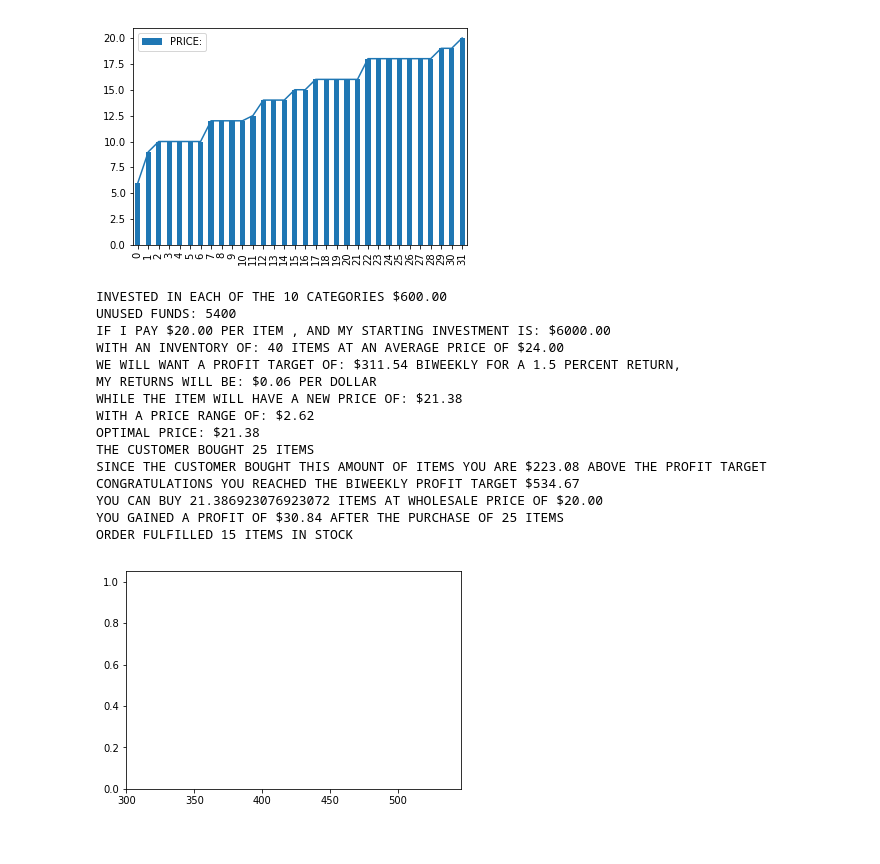
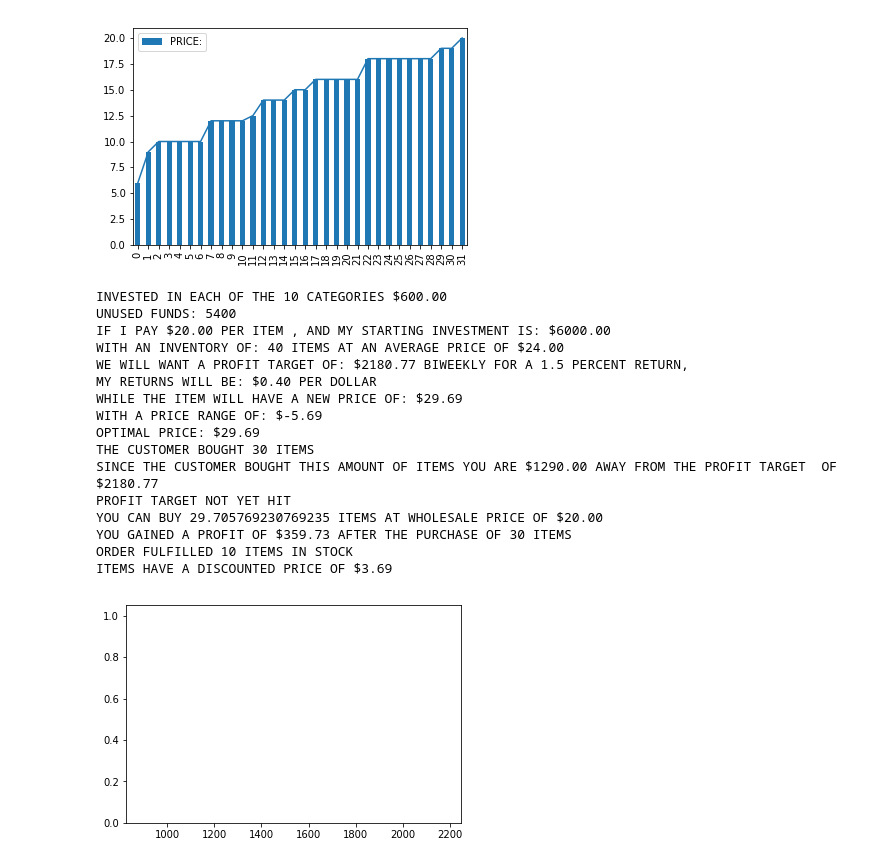
Before and after one commit to gamma-ai/shopify_AI, a Jupyter notebook: shopifai_agent.ipynb, the cells around one changed output. Saved outputs shown, nothing was run; the diff lists cells and outputs as text; code cells hidden in the pictures.

```diff
--- a/shopifai_agent.ipynb
+++ b/shopifai_agent.ipynb
@@ -174,7 +174,7 @@ def optimize_price(initial_investment,per_category_investment,inventory,i_pay,me
     current_spend = inital_investment  - per_category_investment
     print('UNUSED FUNDS: {}'.format(current_spend))
 
-    profit_target = (current_spend *1.5)/26 #biweekly
+    profit_target = (current_spend *10.5)/26 #biweekly .....___--rajfdlka(current_spend*1.5)
     returns = profit_target/current_spend
     new_price = mean*returns+i_pay
     price_range = mean-new_price
@@ -200,43 +200,46 @@ def optimize_price(initial_investment,per_category_investment,inventory,i_pay,me
         if amount_in_stock == 0:
             print('CANNOT FULFILL ORDER , OUT OF STOCK BY {} AMOUNT'.format(amount_in_stock))
         if amount_in_stock == back_order:
             print('CANNOT ORDER THE COMPANY HAS BACK-ORDERS OF {} ITEMS IN STOCK FOR THIS ITEM'.format(back_order))
         else:
             print('ORDER FULFILLED {} ITEMS IN STOCK'.format(amount_in_stock))
         plt.hist(profit_target)
 #     plt.scatter(customer_buys,optimal_price,price_range,new_price)
         plt.hist(customer_buys)
     elif customer_buys <= profit_target:
         print('THE CUSTOMER BOUGHT {} ITEMS'.format(cus_buys))
         print('SINCE THE CUSTOMER BOUGHT THIS AMOUNT OF ITEMS YOU ARE ${:.2f} AWAY FROM THE PROFIT TARGET  OF ${:.2f}'.format(profit_target-customer_buys,profit_target))
         print('PROFIT TARGET NOT YET HIT')
         can_buy =(customer_buys +returns)/cus_buys
         print('YOU CAN BUY {} ITEMS AT WHOLESALE PRICE OF ${:.2f}'.format(can_buy,i_pay))
         print('YOU GAINED A PROFIT OF ${:.2f} AFTER THE PURCHASE OF {} ITEMS'.format(customer_buys*returns,cus_buys))
         if amount_in_stock == 0:
             print('CANNOT FULFILL ORDER , OUT OF STOCK BY {} AMOUNT'.format(amount_in_stock))
         else:
             print('ORDER FULFILLED {} ITEMS IN STOCK'.format(amount_in_stock))
+        if amount_in_stock <=10:
+            print('ITEMS HAVE A DISCOUNTED PRICE OF ${:.2f}'.format(-price_range-2))
         plt.hist(profit_target)
 #     plt.scatter(customer_buys,optimal_price,price_range,new_price)
         plt.hist(customer_buys)
 
     return #i_pay,mean,current_spend,profit_target,returns,new_price
-optimize_price(6000,600,40,20,24,25)
+optimize_price(6000,600,40,20,24,30)
 # %% [output]
 INVESTED IN EACH OF THE 10 CATEGORIES $600.00
 UNUSED FUNDS: 5400
 IF I PAY $20.00 PER ITEM , AND MY STARTING INVESTMENT IS: $6000.00
 WITH AN INVENTORY OF: 40 ITEMS AT AN AVERAGE PRICE OF $24.00
-WE WILL WANT A PROFIT TARGET OF: $311.54 BIWEEKLY FOR A 1.5 PERCENT RETURN,
-MY RETURNS WILL BE: $0.06 PER DOLLAR
-WHILE THE ITEM WILL HAVE A NEW PRICE OF: $21.38
-WITH A PRICE RANGE OF: $2.62
-OPTIMAL PRICE: $21.38
-THE CUSTOMER BOUGHT 25 ITEMS
-SINCE THE CUSTOMER BOUGHT THIS AMOUNT OF ITEMS YOU ARE $223.08 ABOVE THE PROFIT TARGET
-CONGRATULATIONS YOU REACHED THE BIWEEKLY PROFIT TARGET $534.67
-YOU CAN BUY 21.386923076923072 ITEMS AT WHOLESALE PRICE OF $20.00
-YOU GAINED A PROFIT OF $30.84 AFTER THE PURCHASE OF 25 ITEMS
-ORDER FULFILLED 15 ITEMS IN STOCK
+WE WILL WANT A PROFIT TARGET OF: $2180.77 BIWEEKLY FOR A 1.5 PERCENT RETURN,
+MY RETURNS WILL BE: $0.40 PER DOLLAR
+WHILE THE ITEM WILL HAVE A NEW PRICE OF: $29.69
+WITH A PRICE RANGE OF: $-5.69
+OPTIMAL PRICE: $29.69
+THE CUSTOMER BOUGHT 30 ITEMS
+SINCE THE CUSTOMER BOUGHT THIS AMOUNT OF ITEMS YOU ARE $1290.00 AWAY FROM THE PROFIT TARGET  OF $2180.77
+PROFIT TARGET NOT YET HIT
+YOU CAN BUY 29.705769230769235 ITEMS AT WHOLESALE PRICE OF $20.00
+YOU GAINED A PROFIT OF $359.73 AFTER THE PURCHASE OF 30 ITEMS
+ORDER FULFILLED 10 ITEMS IN STOCK
+ITEMS HAVE A DISCOUNTED PRICE OF $3.69
-[figure, old version]
+[figure, new version]
```
